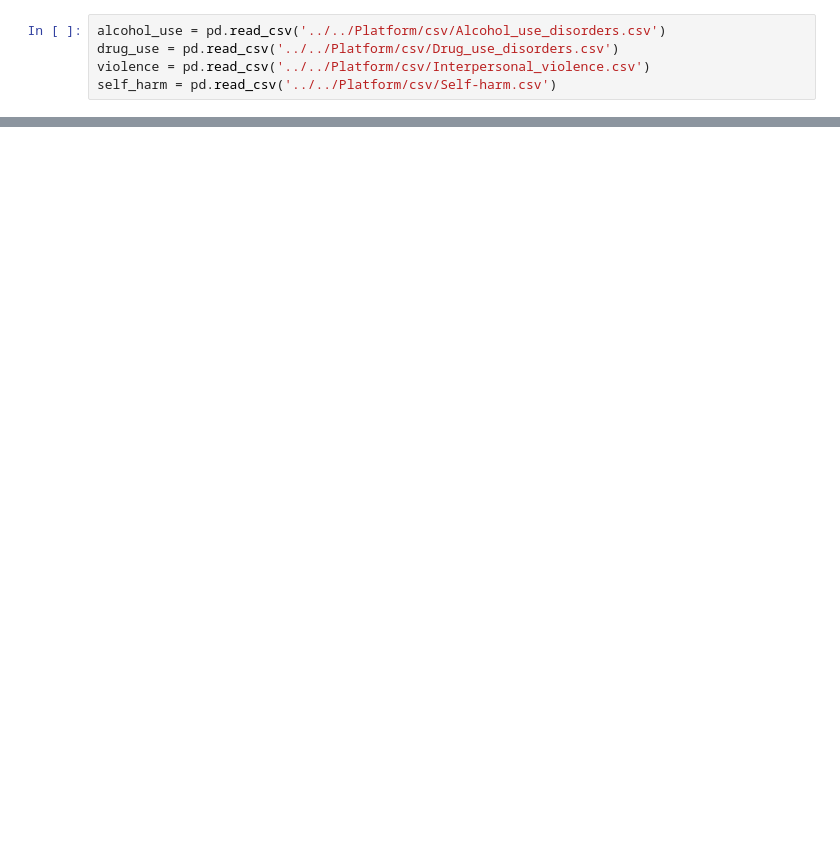
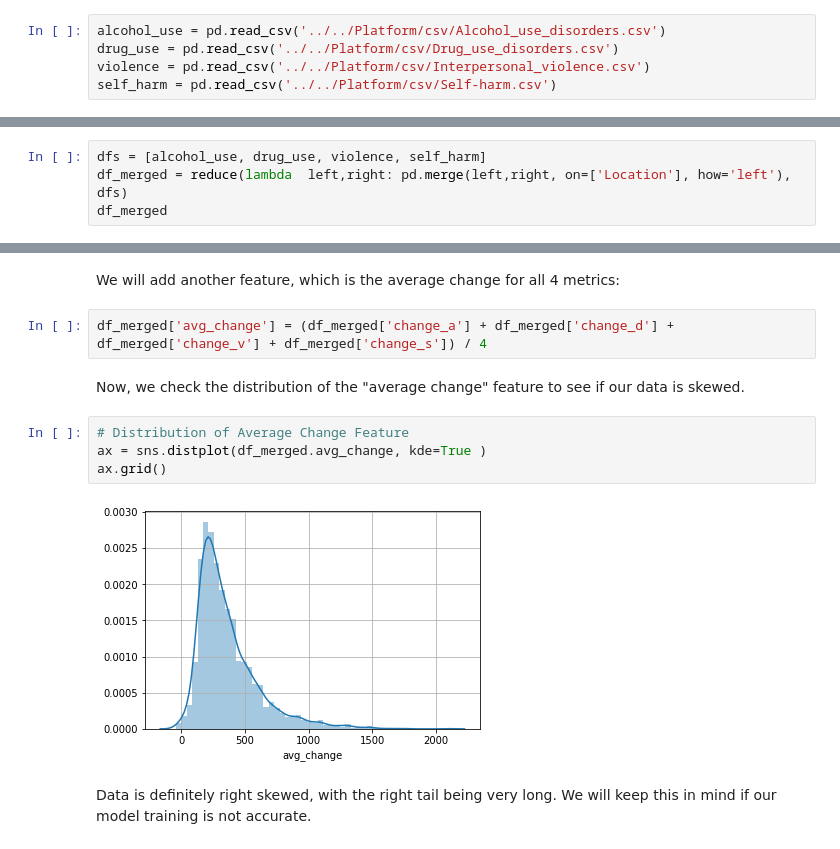
Before and after one commit to gt-big-data/MentalHealthRedistribution, a Jupyter notebook: Analysis/final_model/final_approach.ipynb, the cells around one changed output, grey strips where cells are left out. Drawn from its saved outputs; the diff is of its cells as text; blank space fills up the shorter version.

```diff
--- a/Analysis/final_model/final_approach.ipynb
+++ b/Analysis/final_model/final_approach.ipynb
@@ -79,0 +109,4 @@ dtype: int64
+# %%
+dfs = [alcohol_use, drug_use, violence, self_harm]
+df_merged = reduce(lambda  left,right: pd.merge(left,right, on=['Location'], how='left'), dfs)
+df_merged
@@ -79,0 +127,14 @@ dtype: int64
+# %% [markdown]
+We will add another feature, which is the average change for all 4 metrics:
+# %%
+df_merged['avg_change'] = (df_merged['change_a'] + df_merged['change_d'] + df_merged['change_v'] + df_merged['change_s']) / 4
+# %% [markdown]
+Now, we check the distribution of the "average change" feature to see if our data is skewed.
+# %%
+# Distribution of Average Change Feature
+ax = sns.distplot(df_merged.avg_change, kde=True )
+ax.grid()
+# %% [output]
+[figure, added]
+# %% [markdown]
+Data is definitely right skewed, with the right tail being very long. We will keep this in mind if our model training is not accurate.
```
Also changed, not shown: parts of 26 cells of this notebook.
